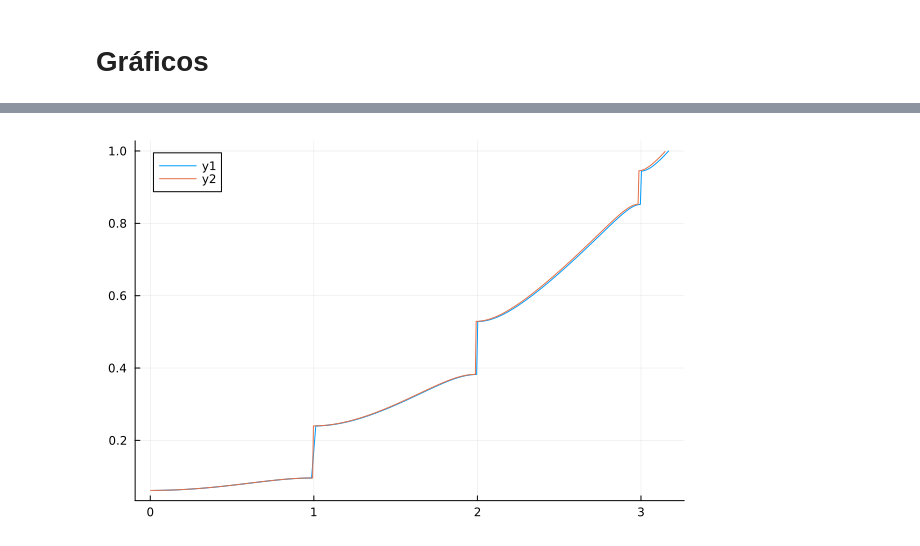
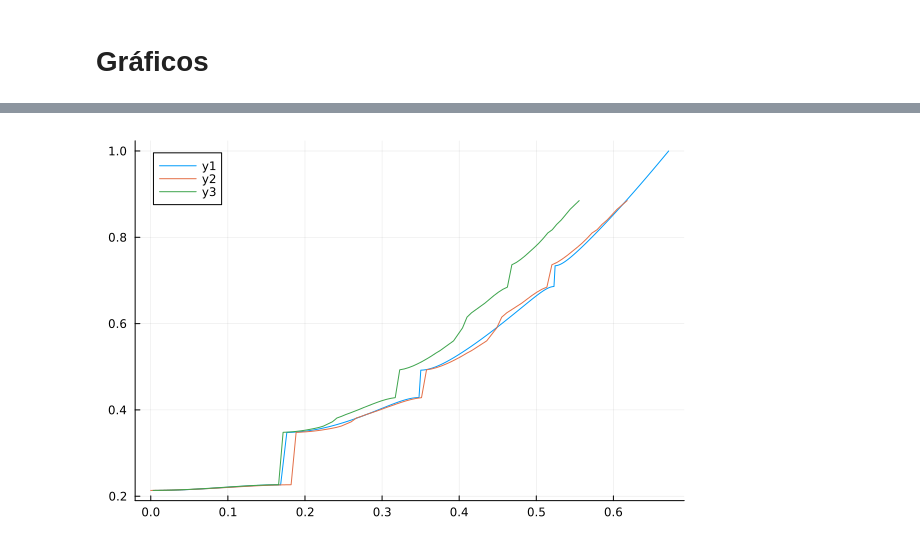
Before and after one commit to teresa-p-l/GNOMOS, a Jupyter notebook: JRcodes73/Bandas_anal/Bandas_analiticas.ipynb, the cells around one changed output, grey strips where cells are left out. Cells and saved outputs as stored; diff of their text form; code cells hidden in the pictures.

Commit message:
mira esto

```diff
--- a/JRcodes73/Bandas_anal/Bandas_analiticas.ipynb
+++ b/JRcodes73/Bandas_anal/Bandas_analiticas.ipynb
@@ -97,8 +105,8 @@ Reference                     = CODATA 2022
 # Datos
 # %%
 Energy = 0:0.00005:1.0
-Barrier_Potential = 0.4
-Barrier_width = 2.0
-Well_width = 6.0
-banda, k_bandas, E_bandas = Kronig_Penney(Energy,Well_width,Barrier_width,Barrier_Potential, normalizado = false, compacto = false)
+Barrier_Potential = 0.3
+Barrier_width = 15.0
+Well_width = 3.0
+banda, k_bandas, E_bandas = Kronig_Penney(Energy,Well_width,Barrier_width,Barrier_Potential, m_eff = 0.023, normalizado = false, compacto = false)
 # %% [output]
@@ -118,17 +125,0 @@ display(p2)
-# %%
-#################################
-# ESTO NO FUNCIONA BIEN TODAVIA #
-#################################
-function leer_archivo_csv(carpeta, archivo; usuario = "JRcodes73")
-    ruta = joinpath(@__DIR__, "..", carpeta, archivo)
-    ruta = normpath(ruta)
-    # l_ruta = length(archivo)
-    # posible_usuario = archivo[l_ruta-length(usuario):l_ruta-1]
-    # if posible_usuario == usuario
-    #     exit
-    # end
-    println(ruta)
-    data = CSV.read(ruta, DataFrame, header = 4)
-    return data
-end
-prueba = leer_archivo_csv("Pruebas", "30_pozos_04.txt")
@@ -177,4 +126,4 @@ ocurrencia_to_k = (prueba.Occurrence .- 0.5) ./ 200
 # %%
-plot!(p2, ocurrencia_to_k, prueba[:,2])
+plot!(p2, k_sim, prueba[:,2])
 # %% [output]
-[figure, old version]
+[figure, new version]
```
Also changed, not shown: parts of 9 cells of this notebook, 1 other file.
